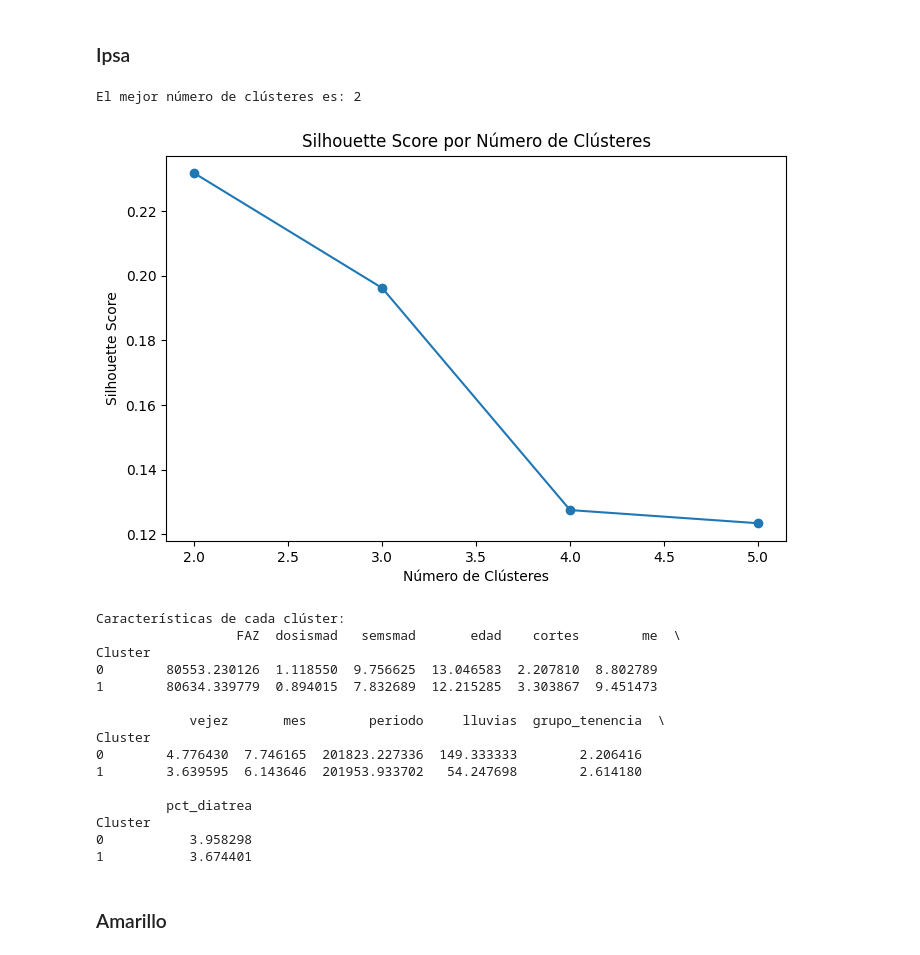
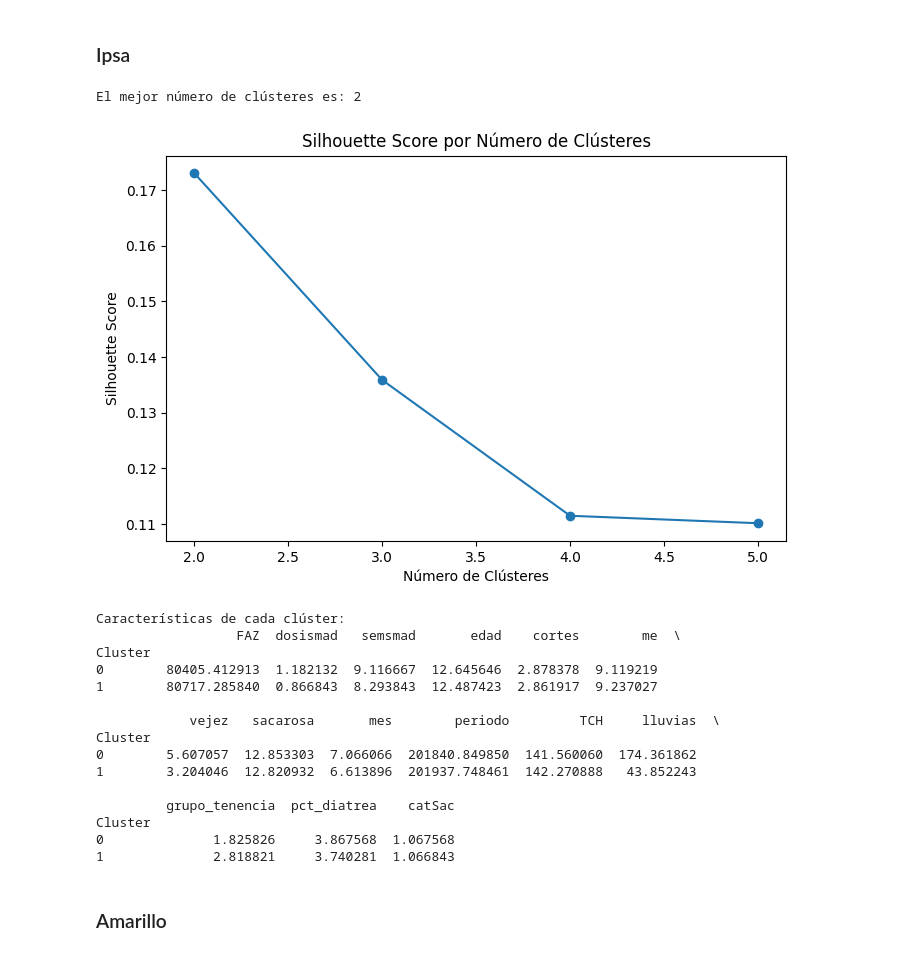
Before and after one commit to Camilin1904/Laboratorio2IA, a Jupyter notebook: Modelo.ipynb, the cells around one changed output. Drawn from its saved outputs; the diff is of its cells as text; code cells hidden in the pictures.

```diff
--- a/Modelo.ipynb
+++ b/Modelo.ipynb
@@ -23,18 +23,21 @@ from sklearn.model_selection import GridSearchCV
 
 db_ipsa = pd.read_csv('Clean_BD_IPSA_1940.csv')
 drop_ipsa = db_ipsa.drop(columns=["TCH","Unnamed: 0", "Id", "NOME","TAL", "sacarosa", "catSac"])
+drop_ipsa_clean = db_ipsa.drop(columns=["Unnamed: 0", "Id", "NOME","TAL"])
 tch_ipsa = db_ipsa["TCH"]
 sac_ipsa = db_ipsa["sacarosa"]
 catSac_ipsa =  db_ipsa["catSac"]
 
 db_amarillos = pd.read_csv('Clean_HISTORICO_SUERTES_AMARILLOS.csv')
 drop_amarillos = db_amarillos.drop(columns=["Unnamed: 0", "Período", "TCHM", "TAHM", "TAH", "Ano Ult.Corte", "Ano Siembra", "TCH", "KATRHM", "%ATR", "%Sac.Caña", "Rdto", "%Sac.Muestreadora", "catSac"])
+drop_amarillos_clean = db_amarillos.drop(columns=["Unnamed: 0", "Período", "TCHM", "TAHM", "TAH", "Ano Ult.Corte", "Ano Siembra", "KATRHM", "%ATR", "Rdto", "%Sac.Muestreadora"])
 tch_amarillos = db_amarillos["TCH"]
 sac_amarillos = db_amarillos["%Sac.Caña"]
 catSac_amarillos = db_amarillos["catSac"]
 
 db_azules = pd.read_csv('Clean_HISTORICO_SUERTES_AZULES.csv')
 drop_azules = db_azules.drop(columns=["Unnamed: 0", "Período", "TCHM", "TAHM", "TAH", "Ano Ult.Corte", "Ano Siembra", "TCH", "KATRHM", "%ATR", "%Sac.Caña", "Rdto", "%Sac.Muestreadora", "catSac"])
+drop_azules_clean = db_azules.drop(columns=["Unnamed: 0", "Período", "TCHM", "TAHM", "TAH", "Ano Ult.Corte", "Ano Siembra", "KATRHM", "%ATR", "Rdto", "%Sac.Muestreadora"])
 tch_azules = db_azules["TCH"]
 sac_azules = db_azules["%Sac.Caña"]
 catSac_azules = db_azules["catSac"]
@@ -1324,54 +1327,54 @@ from sklearn.cluster import KMeans
 from sklearn.metrics import silhouette_score
 
 # Aplicamos PCA con el número de componentes necesarios (n_componentes encontrado antes)
-data_pca = pca_ipsa.transform(data_normalized_ipsa)[:, :8]
+data_pca_ipsa = pca_ipsa.transform(data_normalized_ipsa)[:, :8]
 
 # Probar entre 2 y 5 clústeres
 scores = []
 for n_clusters in range(2, 6):
     kmeans = KMeans(n_clusters=n_clusters, random_state=42)
-    kmeans.fit(data_pca)
-    score = silhouette_score(data_pca, kmeans.labels_)
+    kmeans.fit(data_pca_ipsa)
+    score = silhouette_score(data_pca_ipsa, kmeans.labels_)
     scores.append(score)
 
 # Determinar el número óptimo de clústeres
 best_n_clusters = np.argmax(scores) + 2
 print(f"El mejor número de clústeres es: {best_n_clusters}")
 
 # Visualizar las puntuaciones de silueta
 plt.figure(figsize=(8, 5))
 plt.plot(range(2, 6), scores, marker='o')
 plt.title("Silhouette Score por Número de Clústeres")
 plt.xlabel("Número de Clústeres")
 plt.ylabel("Silhouette Score")
 plt.show()
 
 # Aplicar K-means con el mejor número de clústeres encontrado
 kmeans_final = KMeans(n_clusters=best_n_clusters, random_state=42)
-drop_ipsa['Cluster'] = kmeans_final.fit_predict(data_pca)
+drop_ipsa_clean['Cluster'] = kmeans_final.fit_predict(data_pca_ipsa)
 
 # Caracterizar cada clúster según las variables originales
-cluster_characteristics = drop_ipsa.groupby('Cluster').mean()
+cluster_characteristics = drop_ipsa_clean.groupby('Cluster').mean()
 print("Características de cada clúster:")
 print(cluster_characteristics)
 # %% [output]
 El mejor número de clústeres es: 2
-[figure, old version]
+[figure, new version]
 Características de cada clúster:
                   FAZ  dosismad   semsmad       edad    cortes        me  \
 Cluster
-0        80553.230126  1.118550  9.756625  13.046583  2.207810  8.802789
-1        80634.339779  0.894015  7.832689  12.215285  3.303867  9.451473
+0        80405.412913  1.182132  9.116667  12.645646  2.878378  9.119219
+1        80717.285840  0.866843  8.293843  12.487423  2.861917  9.237027
 
-            vejez       mes        periodo     lluvias  grupo_tenencia  \
+            vejez   sacarosa       mes        periodo         TCH     lluvias  \
 Cluster
-0        4.776430  7.746165  201823.227336  149.333333        2.206416
-1        3.639595  6.143646  201953.933702   54.247698        2.614180
+0        5.607057  12.853303  7.066066  201840.849850  141.560060  174.361862
+1        3.204046  12.820932  6.613896  201937.748461  142.270888   43.852243
 
-         pct_diatrea
+         grupo_tenencia  pct_diatrea    catSac
 Cluster
-0           3.958298
-1           3.674401
+0              1.825826     3.867568  1.067568
+1              2.818821     3.740281  1.066843
 # %% [markdown]
 ### Amarillo
 # %%
```
Also changed, not shown: parts of 6 cells of this notebook.
